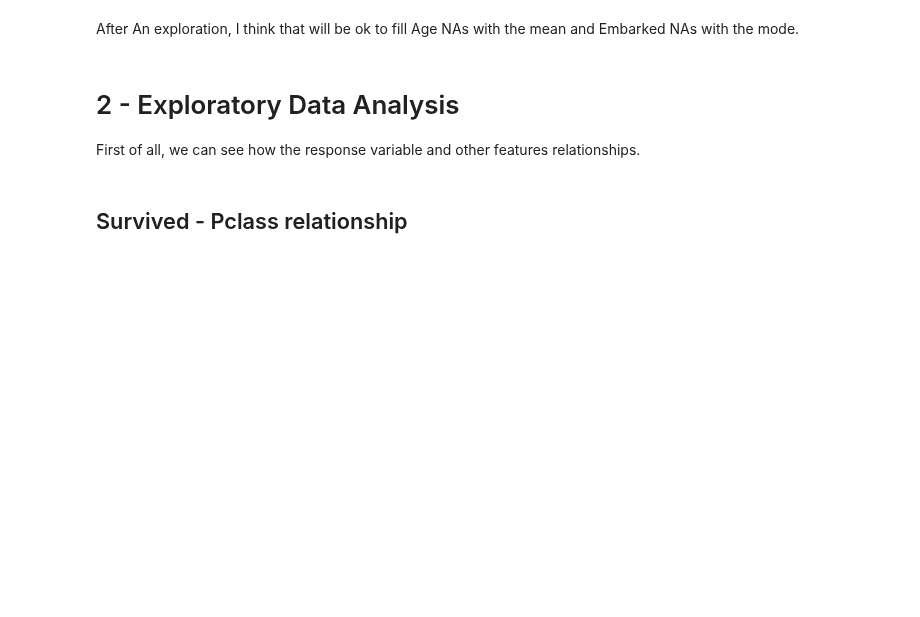
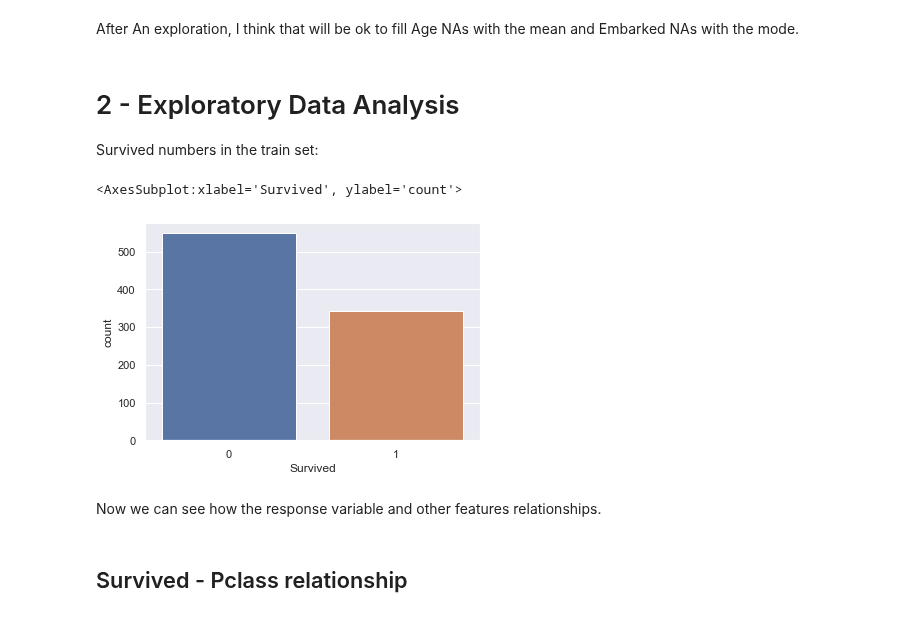
Before and after one commit to rbuzzini/Python, a Jupyter notebook: Fun Projects/Titanic Analysis.ipynb, the cells around one changed output. Saved outputs shown, nothing was run; the diff lists cells and outputs as text; code cells hidden in the pictures; blank space fills up the shorter version.

```diff
--- a/Fun Projects/Titanic Analysis.ipynb
+++ b/Fun Projects/Titanic Analysis.ipynb
@@ -49,6 +49,7 @@ Some children travelled only with a nanny, therefore parch=0 for them.
 import pandas as pd
 import seaborn as sns
 import numpy as np
+sns.set()
 # %%
 # Importing training and test sets
 train = pd.read_csv("datasets/titanic/train.csv")
@@ -161,10 +162,17 @@ dtype: int64
 # %% [markdown]
 After An exploration, I think that will be ok to fill Age NAs with the mean and Embarked NAs
 with the mode.
+# %% [markdown]
+# 2 - Exploratory Data Analysis
+
+Survived numbers in the train set:
+# %%
+sns.countplot(x='Survived', data=train)
+# %% [output]
+<AxesSubplot:xlabel='Survived', ylabel='count'>
+[figure, added]
 # %% [markdown]
-# 2 - Exploratory Data Analysis
-
-First of all, we can see how the response variable and other features relationships.
+Now we can see how the response variable and other features relationships.
 # %% [markdown]
 ## Survived - Pclass relationship
 # %%
```
Also changed, not shown: parts of 7 cells of this notebook.
